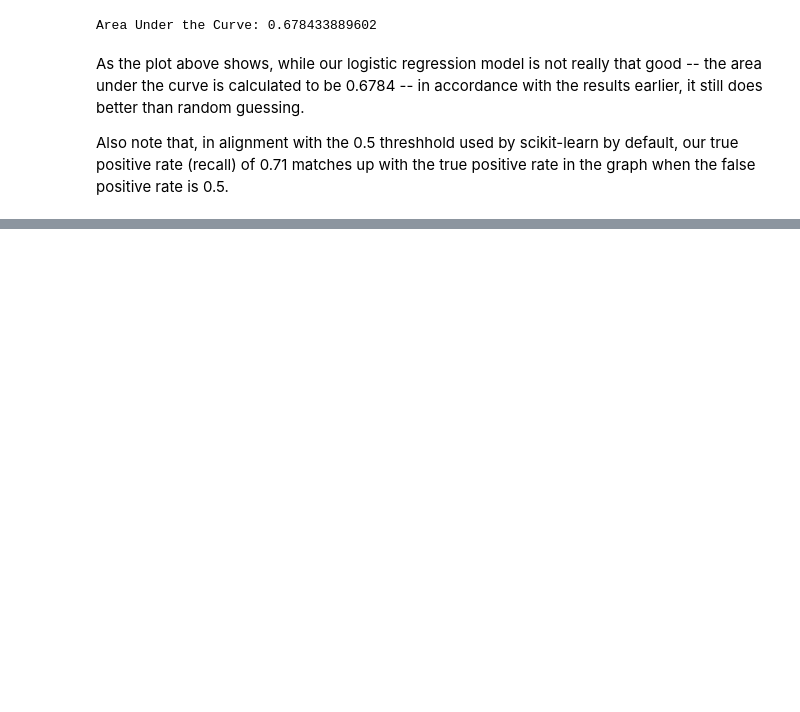
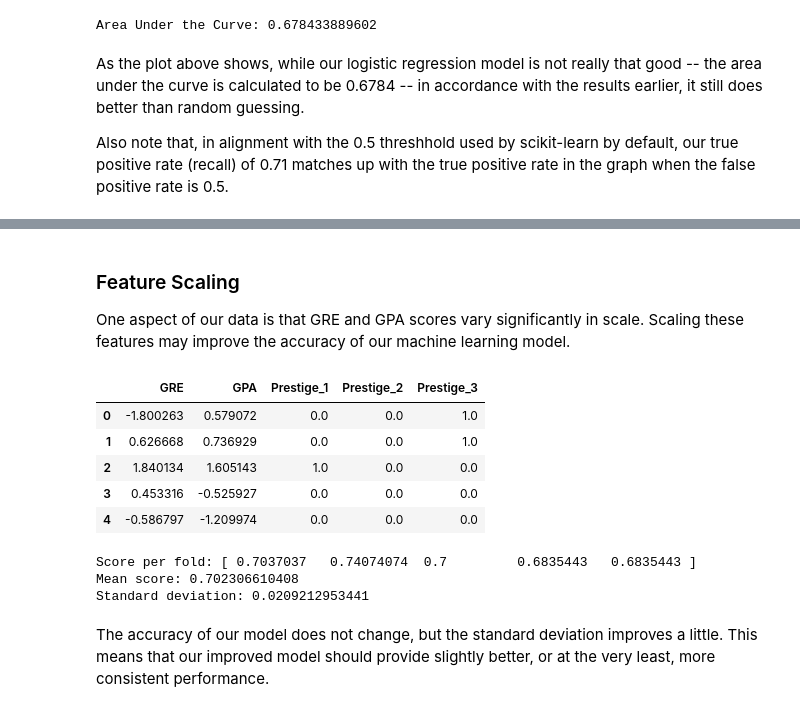
Before and after one commit to rayjustinhuang/Data-Analysis-and-Machine-Learning, a Jupyter notebook: Logistic Regression.ipynb, the cells around one changed output, grey strips where cells are left out. Saved outputs shown, nothing was run; the diff lists cells and outputs as text; code cells hidden in the pictures; blank space fills up the shorter version.

```diff
--- a/Logistic Regression.ipynb
+++ b/Logistic Regression.ipynb
@@ -289,0 +297,33 @@ Using five-fold cross-validation results in a similar accuracy score.
+# %% [markdown]
+### Feature Scaling
+
+One aspect of our data is that GRE and GPA scores vary significantly in scale. Scaling these features may improve the accuracy of our machine learning model.
+# %%
+from sklearn import preprocessing
+
+# Isolate columns to scale
+toscale = X.loc[:,'GRE':'GPA']
+scaleddata = preprocessing.scale(toscale)
+scaleddata = pd.DataFrame(scaleddata, columns=['GRE','GPA'])
+
+# Join scaled data with categorical rank columns
+scaledX = scaleddata.join(data2)
+scaledX.head()
+# %% [output]
+|  | GRE | GPA | Prestige_1 | Prestige_2 | Prestige_3 |
+| 0 | -1.800263 | 0.579072 | 0.0 | 0.0 | 1.0 |
+| 1 | 0.626668 | 0.736929 | 0.0 | 0.0 | 1.0 |
+| 2 | 1.840134 | 1.605143 | 1.0 | 0.0 | 0.0 |
+| 3 | 0.453316 | -0.525927 | 0.0 | 0.0 | 0.0 |
+| 4 | -0.586797 | -1.209974 | 0.0 | 0.0 | 0.0 |
+# %%
+improve1 = cross_val_score(lr, scaledX, y, scoring='accuracy', cv=5)
+print("Score per fold:", improve1)
+print("Mean score:", improve1.mean())
+print("Standard deviation:", improve1.std())
+# %% [output]
+Score per fold: [ 0.7037037   0.74074074  0.7         0.6835443   0.6835443 ]
+Mean score: 0.702306610408
+Standard deviation: 0.0209212953441
+# %% [markdown]
+The accuracy of our model does not change, but the standard deviation improves a little. This means that our improved model should provide slightly better, or at the very least, more consistent performance.
```
Also changed, not shown: parts of 21 cells of this notebook.
